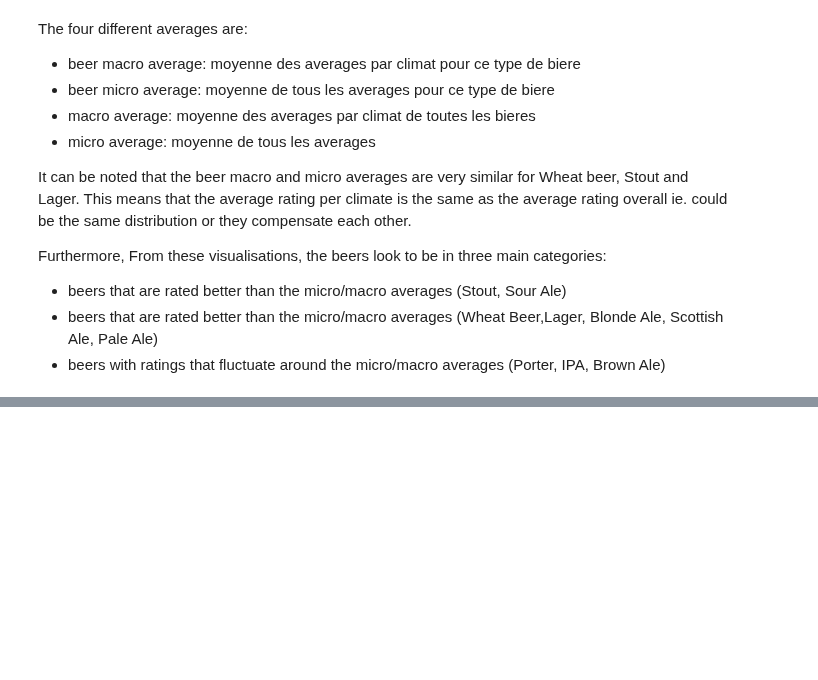
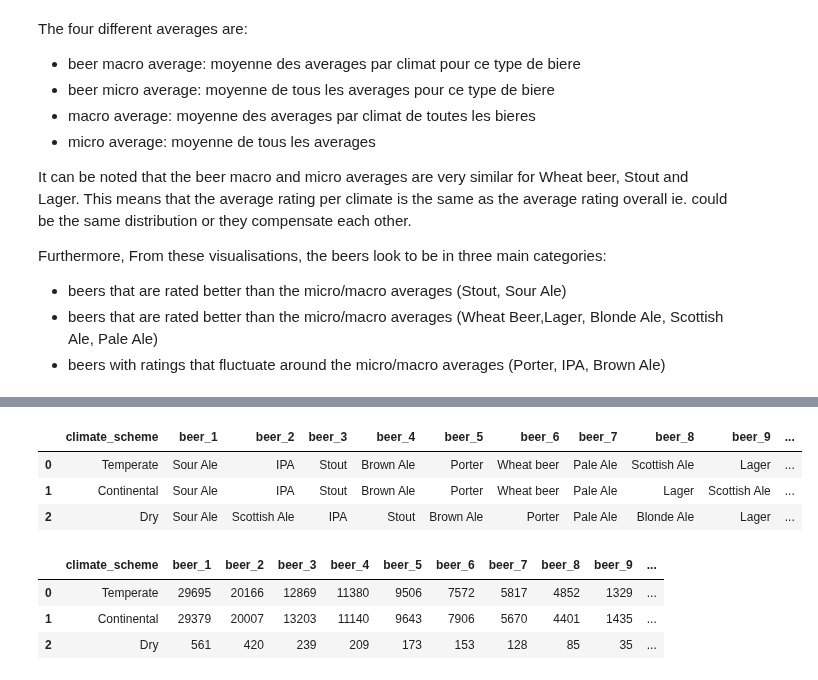
Before and after one commit to epfl-ada/ada-2023-project-riskybiscuits, a Jupyter notebook: styles_analysis.ipynb, the cells around one changed output, grey strips where cells are left out. Saved outputs shown, nothing was run; the diff lists cells and outputs as text; code cells hidden in the pictures; blank space fills up the shorter version.

```diff
--- a/styles_analysis.ipynb
+++ b/styles_analysis.ipynb
@@ -427,0 +330,23 @@ A FAIRE: changer la fonction pour que les valeurs gardent les memes couleurs pou
+# %%
+# Now let's analyse the scheme of the climate and the overall rating
+columns = ['climate_scheme'] + ["beer_" + str(i) for i in range(1, 11)]
+
+best_beers_per_climate_scheme = pd.DataFrame(columns=columns)
+amount_reviews_per_climate_scheme = pd.DataFrame(columns=columns)
+
+for climate_scheme in us_abv_ratings['climate_scheme'].unique():
+    row = [climate_scheme] + list(us_abv_ratings[us_abv_ratings['climate_scheme']==climate_scheme].groupby(['general_style'])['overall'].mean().sort_values(ascending=False).reset_index()['general_style'].values[:10])
+    best_beers_per_climate_scheme.loc[len(best_beers_per_climate_scheme)] = row
+    amount_reviews_per_climate_scheme.loc[len(amount_reviews_per_climate_scheme)] = [climate_scheme] + list(us_abv_ratings[us_abv_ratings['climate_scheme']==climate_scheme].groupby(['general_style'])['overall'].count().sort_values(ascending=False).reset_index()['overall'].values[:10])
+
+display(best_beers_per_climate_scheme)
+display(amount_reviews_per_climate_scheme)
+# %% [output]
+|  | climate_scheme | beer_1 | beer_2 | beer_3 | beer_4 | beer_5 | beer_6 | beer_7 | beer_8 | beer_9 | ... |
+| 0 | Temperate | Sour Ale | IPA | Stout | Brown Ale | Porter | Wheat beer | Pale Ale | Scottish Ale | Lager | ... |
+| 1 | Continental | Sour Ale | IPA | Stout | Brown Ale | Porter | Wheat beer | Pale Ale | Lager | Scottish Ale | ... |
+| 2 | Dry | Sour Ale | Scottish Ale | IPA | Stout | Brown Ale | Porter | Pale Ale | Blonde Ale | Lager | ... |
+|  | climate_scheme | beer_1 | beer_2 | beer_3 | beer_4 | beer_5 | beer_6 | beer_7 | beer_8 | beer_9 | ... |
+| 0 | Temperate | 29695 | 20166 | 12869 | 11380 | 9506 | 7572 | 5817 | 4852 | 1329 | ... |
+| 1 | Continental | 29379 | 20007 | 13203 | 11140 | 9643 | 7906 | 5670 | 4401 | 1435 | ... |
+| 2 | Dry | 561 | 420 | 239 | 209 | 173 | 153 | 128 | 85 | 35 | ... |
```
Also changed, not shown: parts of 27 cells of this notebook, 1 other file.
